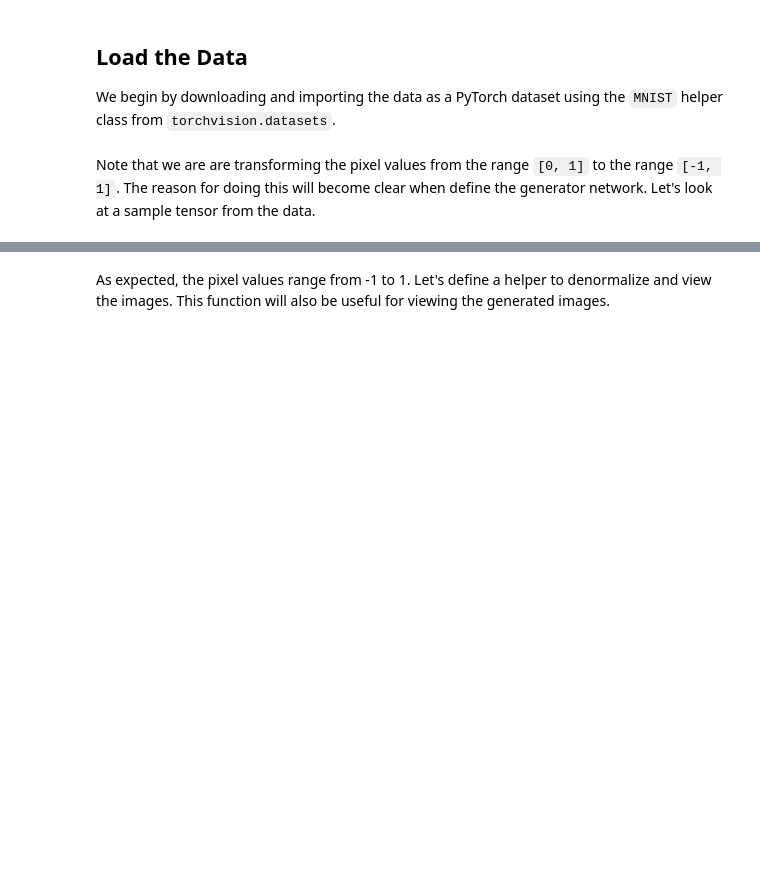
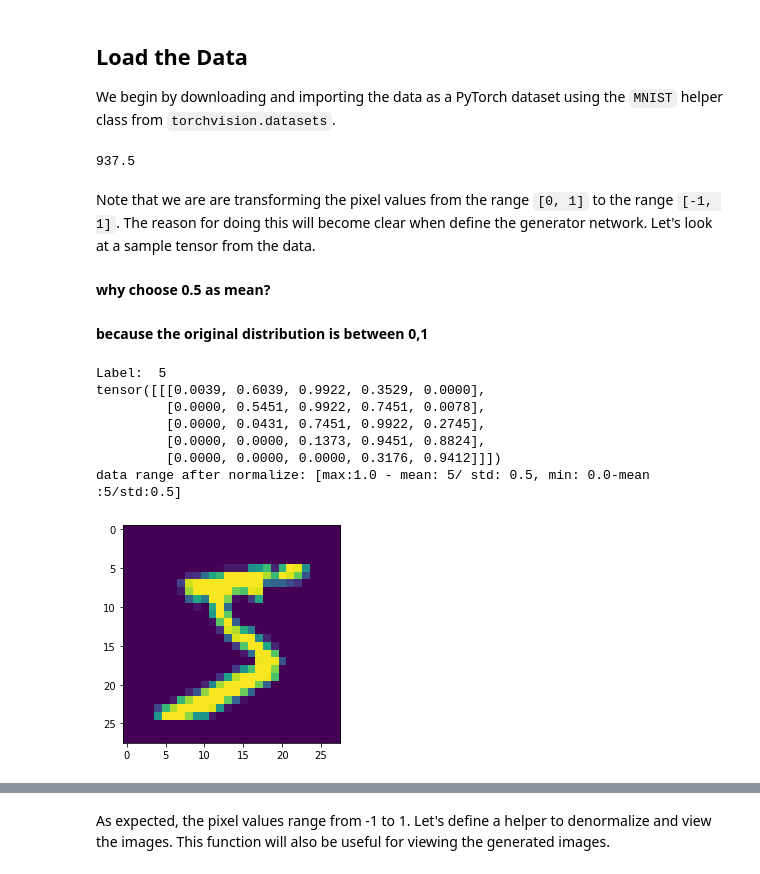
Before and after one commit to hizuka590/learning-pytorch, a Jupyter notebook: 06-mnist-gan/06-mnist-gan.ipynb, the cells around one changed output, grey strips where cells are left out. Cells and saved outputs as stored; diff of their text form; code cells hidden in the pictures; blank space fills up the shorter version.

```diff
--- a/06-mnist-gan/06-mnist-gan.ipynb
+++ b/06-mnist-gan/06-mnist-gan.ipynb
@@ -46,9 +46,34 @@ import torchvision
 from torchvision.transforms import ToTensor, Normalize, Compose
 from torchvision.datasets import MNIST
 
+mean = 0.5
+std = 0.5
 mnist = MNIST(root='data',
               train=True,
               download=True,
-              transform=Compose([ToTensor(), Normalize(mean=(0.5,), std=(0.5,))]))
+              transform=Compose([ToTensor(), Normalize(mean=(mean,), std=(std,))]))
+# %%
+print(len(mnist)/batch_size)
+# %% [output]
+937.5
 # %% [markdown]
 Note that we are are transforming the pixel values from the range `[0, 1]` to the range `[-1, 1]`. The reason for doing this will become clear when define the generator network. Let's look at a sample tensor from the data.
+#### why choose 0.5 as mean?
+#### because the original distribution is between 0,1
+# %%
+import matplotlib.pyplot as plt
+img, label = mnist[0]
+print('Label: ', label)
+print(img[:,10:15,10:15])
+plt.imshow(img.permute(1, 2, 0))
+torch.mean(img), torch.std(img),torch.max(img),torch.min(img)
+print("data range after normalize: [max:{} - mean: {}/ std: {}, min: {}-mean :{}/std:{}]".format(torch.max(img),mean, std,torch.min(img),mean,std) )
+# %% [output]
+Label:  5
+tensor([[[0.0039, 0.6039, 0.9922, 0.3529, 0.0000],
+         [0.0000, 0.5451, 0.9922, 0.7451, 0.0078],
+         [0.0000, 0.0431, 0.7451, 0.9922, 0.2745],
+         [0.0000, 0.0000, 0.1373, 0.9451, 0.8824],
+         [0.0000, 0.0000, 0.0000, 0.3176, 0.9412]]])
+data range after normalize: [max:1.0 - mean: 5/ std: 0.5, min: 0.0-mean :5/std:0.5]
+[figure, added]
```
Also changed, not shown: parts of 23 cells of this notebook, 16 other files.
